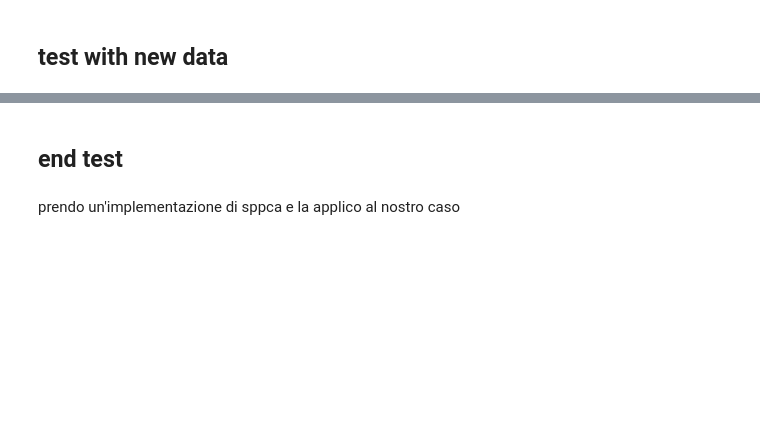
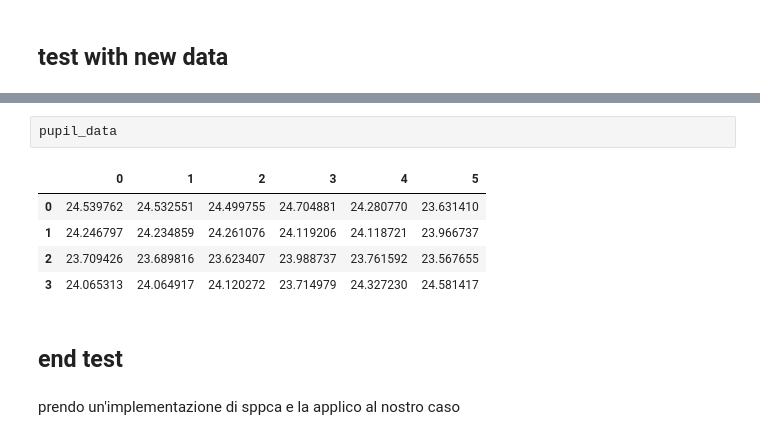
Before and after one commit to matteolimoncini/fear_gen, a Jupyter notebook: test_model.ipynb, the cells around one changed output, grey strips where cells are left out. Drawn from its saved outputs; the diff is of its cells as text; blank space fills up the shorter version.

```diff
--- a/test_model.ipynb
+++ b/test_model.ipynb
@@ -85,3 +114,11 @@ print(hr_data)
+# %%
+pupil_data
+# %% [output]
+|  | 0 | 1 | 2 | 3 | 4 | 5 |
+| 0 | 24.539762 | 24.532551 | 24.499755 | 24.704881 | 24.280770 | 23.631410 |
+| 1 | 24.246797 | 24.234859 | 24.261076 | 24.119206 | 24.118721 | 23.966737 |
+| 2 | 23.709426 | 23.689816 | 23.623407 | 23.988737 | 23.761592 | 23.567655 |
+| 3 | 24.065313 | 24.064917 | 24.120272 | 23.714979 | 24.327230 | 24.581417 |
 # %% [markdown]
 ## end test
 # %% [markdown]
```
Also changed, not shown: parts of 27 cells of this notebook, 2 other files.
